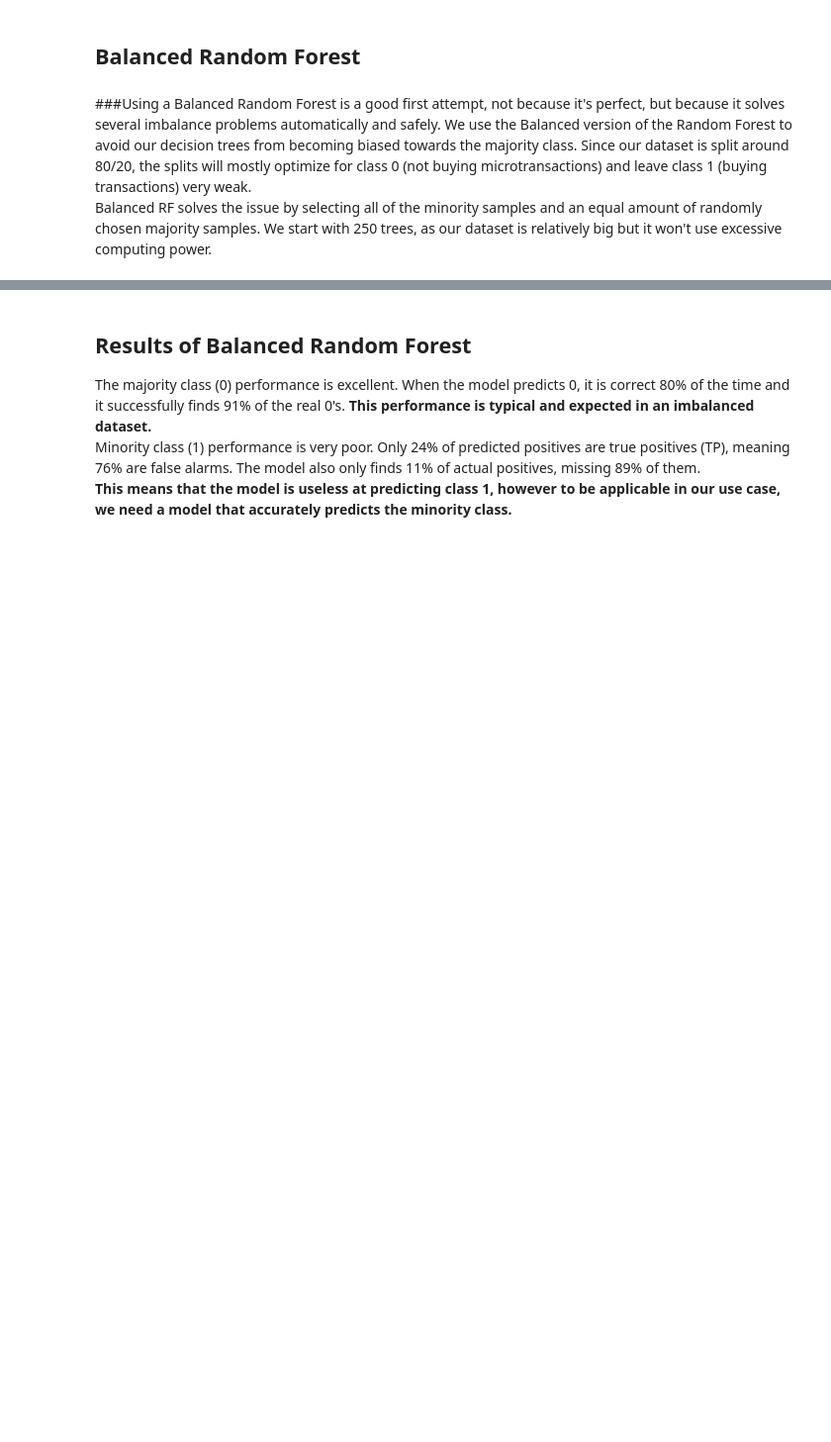
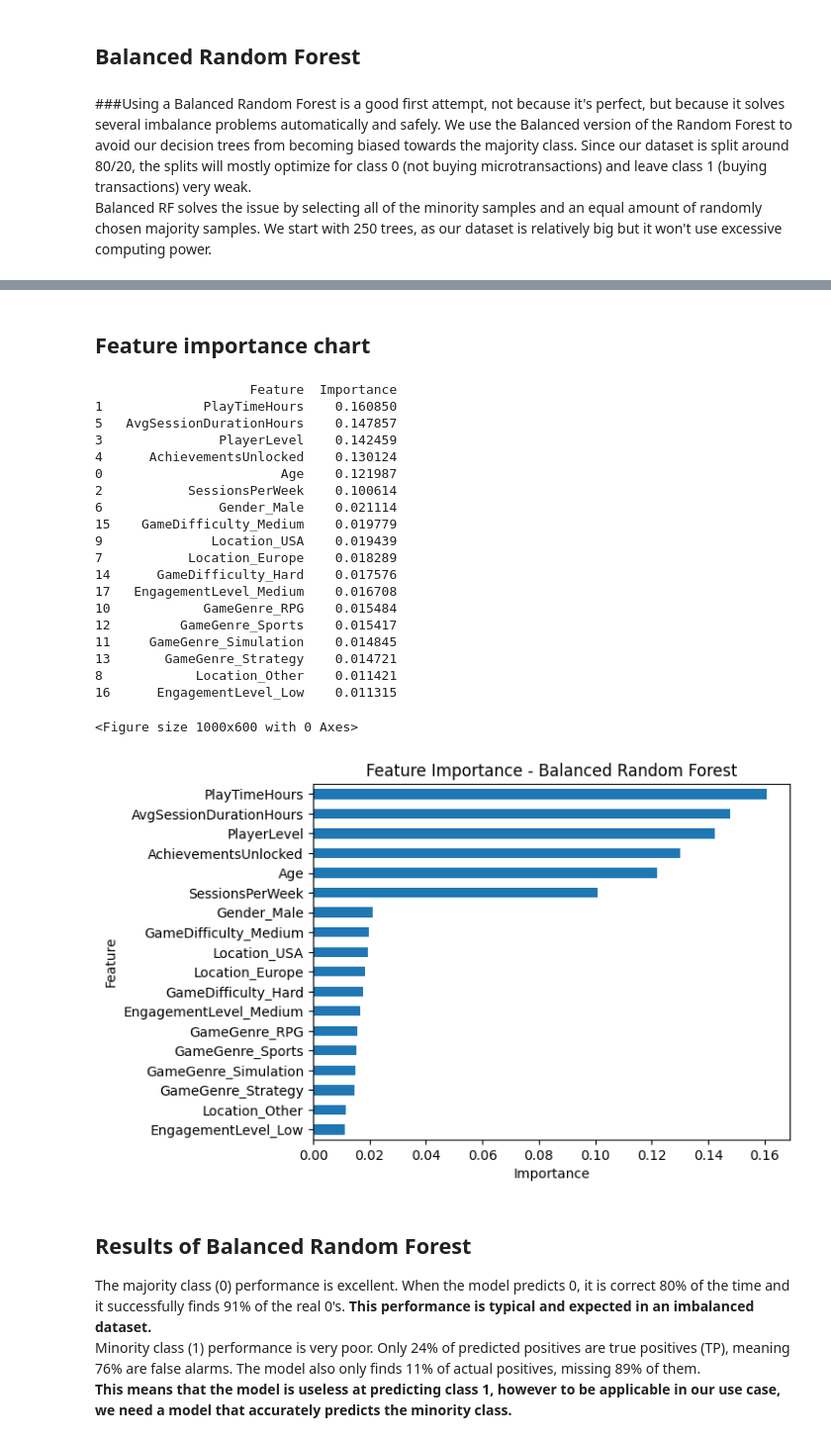
Before and after one commit to p4triko/Microtransaction-Prediction-IDS25, a Jupyter notebook: Project_B10_Predict_Microtransaction.ipynb, the cells around one changed output, grey strips where cells are left out. Shown: that part at 99% size. Cells and saved outputs as stored; diff of their text form; code cells hidden in the pictures; blank space fills up the shorter version.

Commit message:
best threshold for class 1, also chart for feature importances

```diff
--- a/Project_B10_Predict_Microtransaction.ipynb
+++ b/Project_B10_Predict_Microtransaction.ipynb
@@ -386,3 +419,49 @@ Macro F1: 0.4995
+# %% [markdown]
+## Feature importance chart
+# %%
+# Extract importance variables
+importances = brfc.feature_importances_
+feature_names = X_train.columns
+
+# Create a DataFrame just for statistics info
+fi_df = pd.DataFrame({
+    "Feature": feature_names,
+    "Importance": importances
+}).sort_values(by="Importance", ascending=False)
+
+# Print the dataframe
+print(fi_df)
+
+# Display chart with importances
+plt.figure(figsize=(10, 6))
+fi_df.plot(kind='barh', x='Feature', y='Importance', legend=False)
+plt.title("Feature Importance - Balanced Random Forest")
+plt.xlabel("Importance")
+plt.ylabel("Feature")
+plt.gca().invert_yaxis()  # Most important at the top
+plt.show()
+# %% [output]
+                    Feature  Importance
+1             PlayTimeHours    0.160850
+5   AvgSessionDurationHours    0.147857
+3               PlayerLevel    0.142459
+4      AchievementsUnlocked    0.130124
+0                       Age    0.121987
+2           SessionsPerWeek    0.100614
+6               Gender_Male    0.021114
+15    GameDifficulty_Medium    0.019779
+9              Location_USA    0.019439
+7           Location_Europe    0.018289
+14      GameDifficulty_Hard    0.017576
+17   EngagementLevel_Medium    0.016708
+10            GameGenre_RPG    0.015484
+12         GameGenre_Sports    0.015417
+11     GameGenre_Simulation    0.014845
+13       GameGenre_Strategy    0.014721
+8            Location_Other    0.011421
+16      EngagementLevel_Low    0.011315
+<Figure size 1000x600 with 0 Axes>
+[figure, added]
 # %% [markdown]
 ## Results of Balanced Random Forest
 
```
Also changed, not shown: parts of 4 cells of this notebook.
